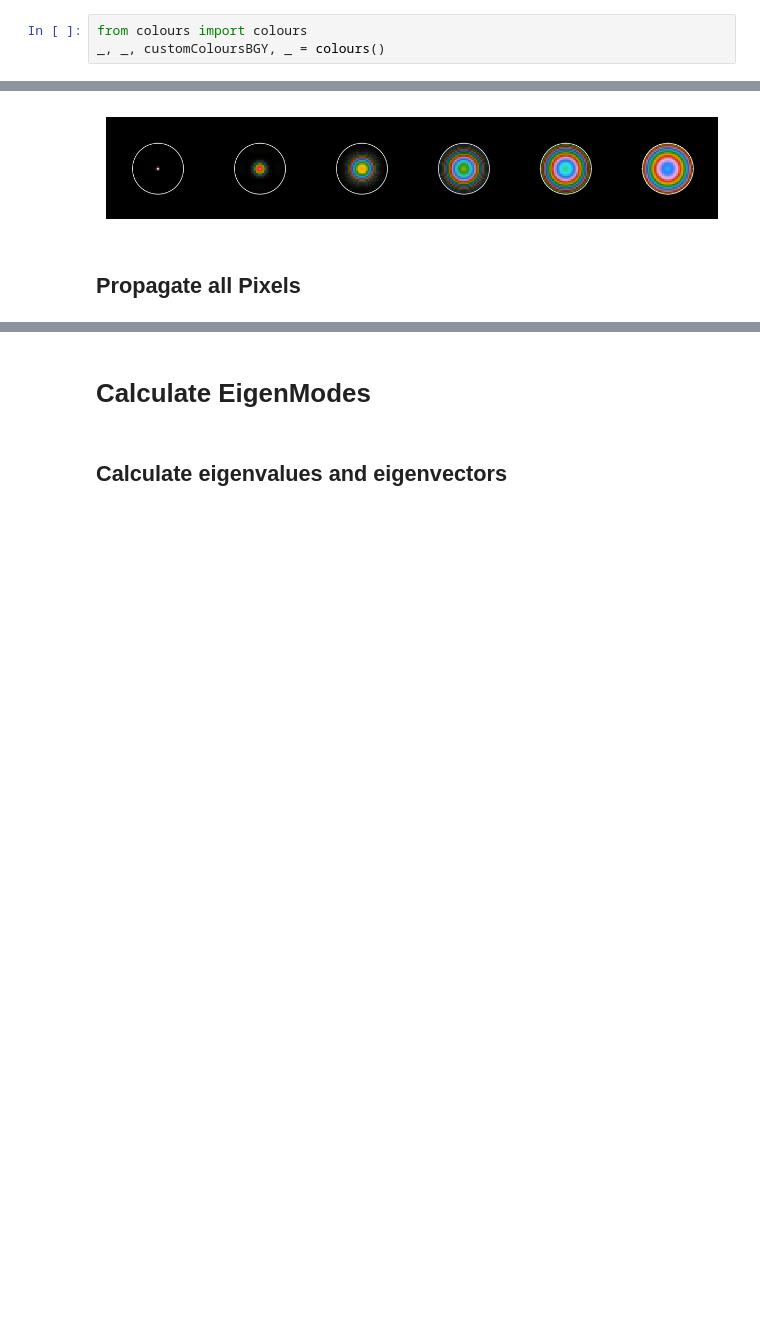
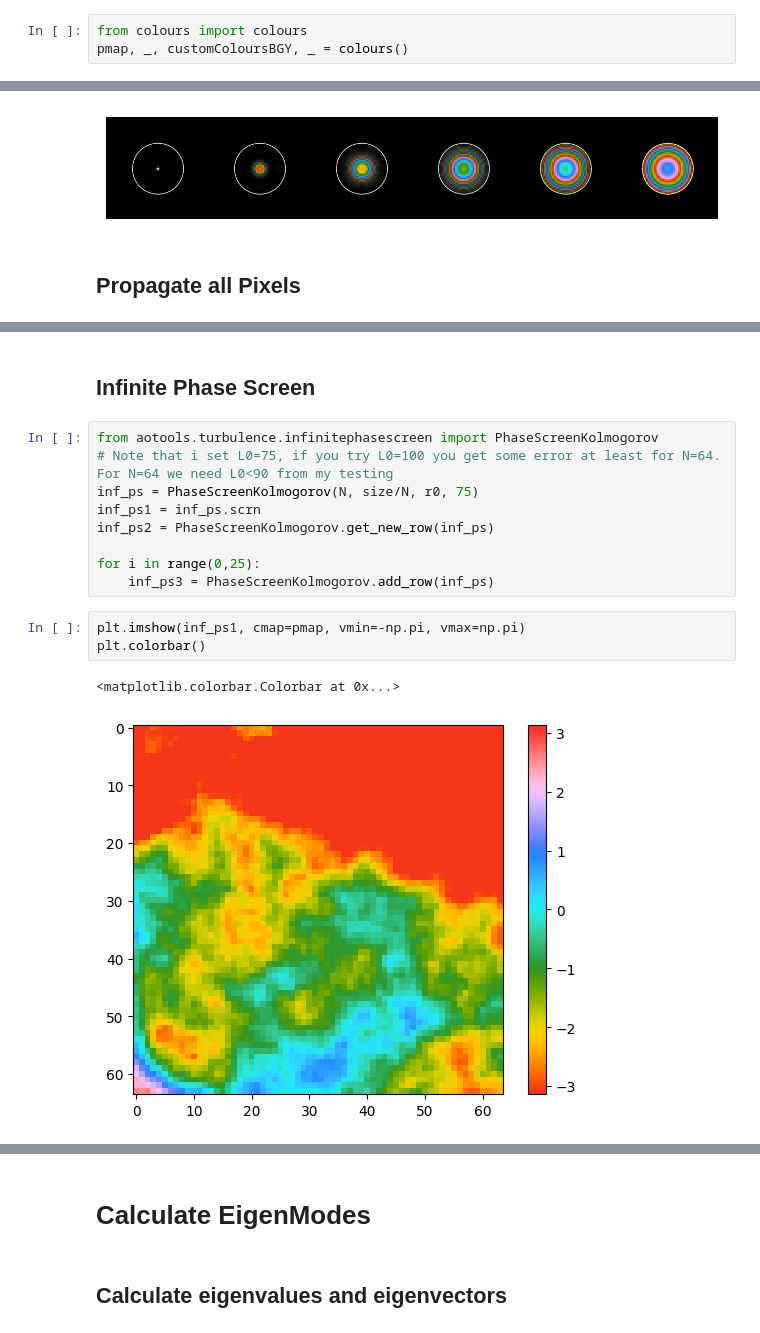
Before and after one commit to LukasScarfe/Eigen, a Jupyter notebook: eigenmodes.ipynb, the cells around one changed output, grey strips where cells are left out. Drawn from its saved outputs; the diff is of its cells as text; blank space fills up the shorter version.

Commit message:
added infinite phase screen stuff

```diff
--- a/eigenmodes.ipynb
+++ b/eigenmodes.ipynb
@@ -122,7 +122,7 @@ from functions import propagateSinglePixel, parallelpropagatePixels
 ### Colours
 # %%
 from colours import colours
-_, _, customColoursBGY, _ = colours()
+pmap, _, customColoursBGY, _ = colours()
 # %% [markdown]
 # Channel Creation and Propagation
 # %% [markdown]
@@ -245 +245,18 @@ Using 10 workers to propagate beams...
 Successfully processed 4096 pixels.
+# %% [markdown]
+## Infinite Phase Screen
+# %%
+from aotools.turbulence.infinitephasescreen import PhaseScreenKolmogorov
+# Note that i set L0=75, if you try L0=100 you get some error at least for N=64. For N=64 we need L0<90 from my testing
+inf_ps = PhaseScreenKolmogorov(N, size/N, r0, 75)
+inf_ps1 = inf_ps.scrn
+inf_ps2 = PhaseScreenKolmogorov.get_new_row(inf_ps)
+
+for i in range(0,25):
+    inf_ps3 = PhaseScreenKolmogorov.add_row(inf_ps)
+# %%
+plt.imshow(inf_ps1, cmap=pmap, vmin=-np.pi, vmax=np.pi)
+plt.colorbar()
+# %% [output]
+<matplotlib.colorbar.Colorbar at 0x...>
+[figure, added]
```
Also changed, not shown: parts of 4 cells of this notebook, 1 other file.
